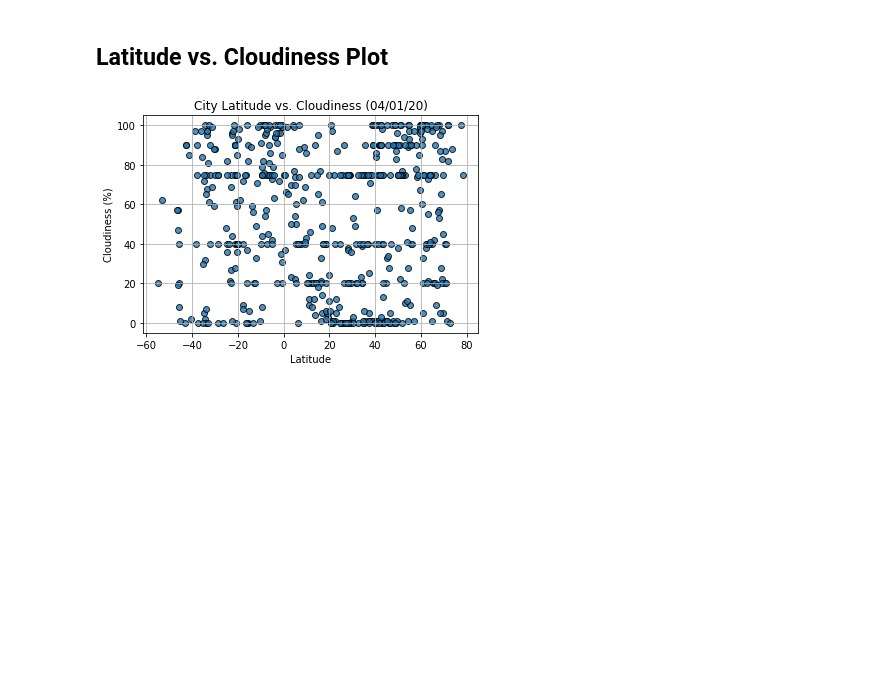
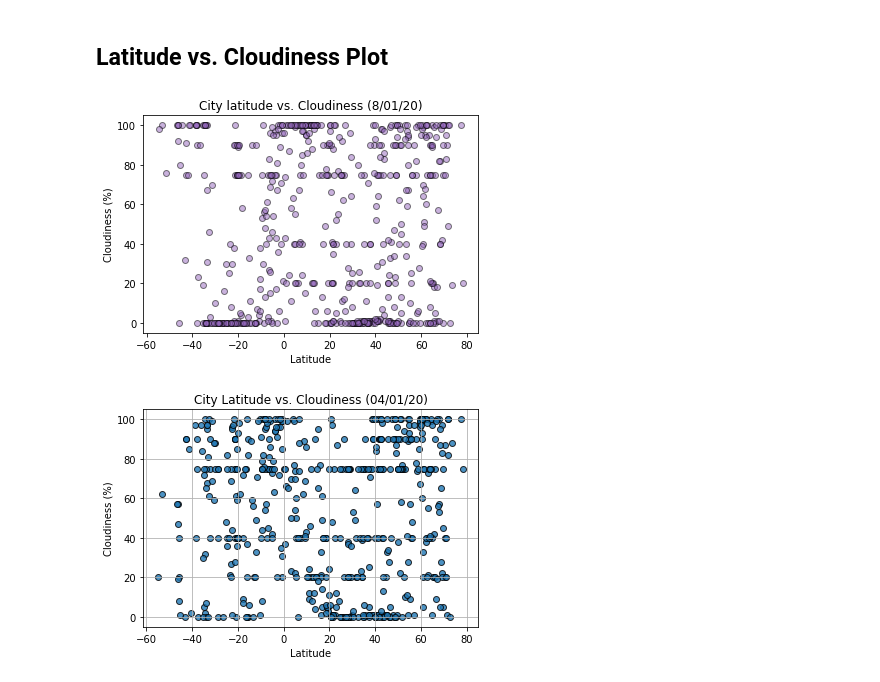
Before and after one commit to george-simon/python-api-challenge, a Jupyter notebook: WeatherPy/WeatherPy.ipynb, the cells around one changed output. Cells and saved outputs as stored; diff of their text form; code cells hidden in the pictures; blank space fills up the shorter version.

```diff
--- a/WeatherPy/WeatherPy.ipynb
+++ b/WeatherPy/WeatherPy.ipynb
@@ -237,6 +250,19 @@ Int64Index([], dtype='int64')
 [figure]
 # %% [markdown]
 ## Latitude vs. Cloudiness Plot
+# %%
+# Chart Titles
+plt.title("City latitude vs. Cloudiness (8/01/20)")
+plt.ylabel("Cloudiness (%)")
+plt.xlabel("Latitude")
+
+y_axis = chart_data["cloudiness"]
+x_axis = chart_data["lat"]
+
+plt.scatter(x_axis, y_axis, marker="o", color="tab:purple", edgecolors='black', alpha=0.5)
+plt.show()
+# %% [output]
+[figure, added]
 # %%
 # %% [output]
 [figure]
```
Also changed, not shown: parts of 4 cells of this notebook.
